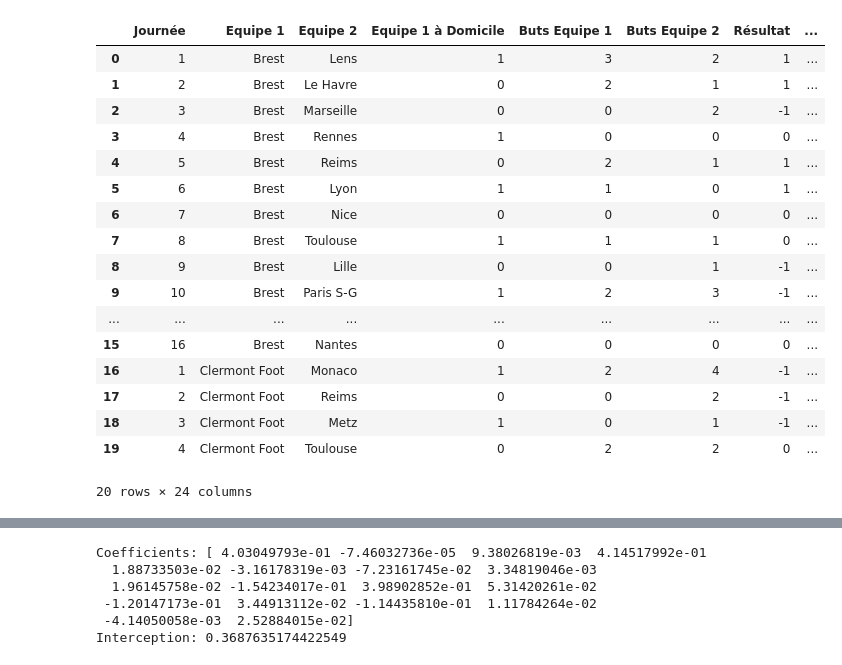
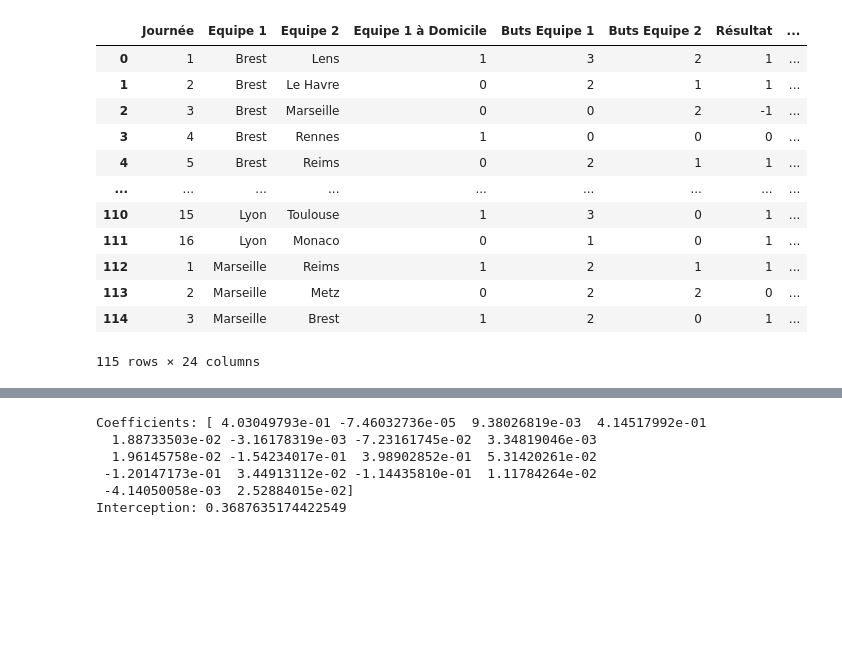
Before and after one commit to alexandreviard/Ligue1Predictor, a Jupyter notebook: Interface.ipynb, the cells around one changed output, grey strips where cells are left out. Drawn from its saved outputs; the diff is of its cells as text; code cells hidden in the pictures; blank space fills up the shorter version.

```diff
--- a/Interface.ipynb
+++ b/Interface.ipynb
@@ -112,51 +112,70 @@ conditions = [
     (df['Buts Equipe 1'] > df['Buts Equipe 2']),
     (df['Buts Equipe 1'] < df['Buts Equipe 2'])
 ]
 valeurs = [1, -1]
 df['Résultat'] = 0
 df['Résultat'] = np.select(conditions, valeurs)
 
 
 
 
 df['Moyenne_BM par 1'] = (df.groupby(['Equipe 1'])['Buts Equipe 1'].cumsum() - df['Buts Equipe 1']) / (df.groupby(['Equipe 1'])['Journée'].cumcount())
 df['Moyenne_BM par 2'] = df.merge(df, how='left', left_on=['Journée', 'Equipe 1'], right_on=['Journée', 'Equipe 2'])['Moyenne_BM par 1_y']
-df.loc[df['Equipe 1 à Domicile'] == 1, 'Moyenne_BM par 1 à Domicile'] = (df.groupby([ 'Equipe 1', 'Equipe 1 à Domicile'])['Buts Equipe 1'].cumsum() - df['Buts Equipe 1']) / (df.groupby([ 'Equipe 1', 'Equipe 1 à Domicile'])['Journée'].cumcount())
-df.loc[df['Equipe 1 à Domicile'] == 0, 'Moyenne_BM par 1 à Domicile'] = (df.groupby([ 'Equipe 1'])['Buts Equipe 1'].cumsum() - df.groupby(['Equipe 1', 'Equipe 1 à Domicile'])['Buts Equipe 1'].cumsum()) / (df.groupby(['Equipe 1'])['Journée'].cumcount() - df.groupby(['Equipe 1', 'Equipe 1 à Domicile'])['Journée'].cumcount())
+df.loc[df['Equipe 1 à Domicile'] == 1, 'Moyenne_BM par 1 à Domicile'] = (
+    (df.groupby([ 'Equipe 1', 'Equipe 1 à Domicile'])['Buts Equipe 1'].cumsum() - df['Buts Equipe 1'])
+    / (df.groupby([ 'Equipe 1', 'Equipe 1 à Domicile'])['Journée'].cumcount())
+)
+df.loc[df['Equipe 1 à Domicile'] == 0, 'Moyenne_BM par 1 à Domicile'] = (
+    (df.groupby([ 'Equipe 1'])['Buts Equipe 1'].cumsum() - df.groupby(['Equipe 1', 'Equipe 1 à Domicile'])['Buts Equipe 1'].cumsum())
+    / (df.groupby(['Equipe 1'])['Journée'].cumcount() - df.groupby(['Equipe 1', 'Equipe 1 à Domicile'])['Journée'].cumcount())
+)
 df['Moyenne_BM par 2 à Domicile'] = df.merge(df, how='left', left_on=['Journée', 'Equipe 1'], right_on=['Journée', 'Equipe 2'])['Moyenne_BM par 1 à Domicile_y']
-df.loc[df['Equipe 1 à Domicile'] == 0, 'Moyenne_BM par 1 à Extérieur'] = (df.groupby(['Equipe 1', 'Equipe 1 à Domicile'])['Buts Equipe 1'].cumsum() - df['Buts Equipe 1']) / (df.groupby(['Equipe 1', 'Equipe 1 à Domicile'])['Journée'].cumcount())
-df.loc[df['Equipe 1 à Domicile'] == 1, 'Moyenne_BM par 1 à Extérieur'] = (df.groupby(['Equipe 1'])['Buts Equipe 1'].cumsum() - df.groupby(['Equipe 1', 'Equipe 1 à Domicile'])['Buts Equipe 1'].cumsum()) / (df.groupby(['Equipe 1'])['Journée'].cumcount() - df.groupby(['Equipe 1', 'Equipe 1 à Domicile'])['Journée'].cumcount())
+df.loc[df['Equipe 1 à Domicile'] == 0, 'Moyenne_BM par 1 à Extérieur'] = (
+    (df.groupby(['Equipe 1', 'Equipe 1 à Domicile'])['Buts Equipe 1'].cumsum() - df['Buts Equipe 1'])
+    / (df.groupby(['Equipe 1', 'Equipe 1 à Domicile'])['Journée'].cumcount())
+)
+df.loc[df['Equipe 1 à Domicile'] == 1, 'Moyenne_BM par 1 à Extérieur'] = (
+    (df.groupby(['Equipe 1'])['Buts Equipe 1'].cumsum() - df.groupby(['Equipe 1', 'Equipe 1 à Domicile'])['Buts Equipe 1'].cumsum())
+    / (df.groupby(['Equipe 1'])['Journée'].cumcount() - df.groupby(['Equipe 1', 'Equipe 1 à Domicile'])['Journée'].cumcount())
+)
 df['Moyenne_BM par 2 à Extérieur'] = df.merge(df, how='left', left_on=['Journée', 'Equipe 1'], right_on=['Journée', 'Equipe 2'])['Moyenne_BM par 1 à Extérieur_y']
 df['Moyenne_BE par 1'] = (df.groupby(['Equipe 1'])['Buts Equipe 2'].cumsum() - df['Buts Equipe 2']) / (df.groupby(['Equipe 1'])['Journée'].cumcount())
 df['Moyenne_BE par 2'] = df.merge(df, how='left', left_on=['Journée', 'Equipe 1'], right_on=['Journée', 'Equipe 2'])['Moyenne_BE par 1_y']
-df.loc[df['Equipe 1 à Domicile'] == 1, 'Moyenne_BE par 1 à Domicile'] = (df.groupby(['Equipe 1', 'Equipe 1 à Domicile'])['Buts Equipe 2'].cumsum() - df['Buts Equipe 2']) / (df.groupby(['Equipe 1', 'Equipe 1 à Domicile'])['Journée'].cumcount())
-df.loc[df['Equipe 1 à Domicile'] == 0, 'Moyenne_BE par 1 à Domicile'] = (df.groupby(['Equipe 1'])['Buts Equipe 2'].cumsum() - df.groupby(['Equipe 1', 'Equipe 1 à Domicile'])['Buts Equipe 2'].cumsum()) / (df.groupby(['Equipe 1'])['Journée'].cumcount() - df.groupby(['Equipe 1', 'Equipe 1 à Domicile'])['Journée'].cumcount())
+df.loc[df['Equipe 1 à Domicile'] == 1, 'Moyenne_BE par 1 à Domicile'] = (
+    (df.groupby(['Equipe 1', 'Equipe 1 à Domicile'])['Buts Equipe 2'].cumsum() - df['Buts Equipe 2'])
+    / (df.groupby(['Equipe 1', 'Equipe 1 à Domicile'])['Journée'].cumcount())
+)
+df.loc[df['Equipe 1 à Domicile'] == 0, 'Moyenne_BE par 1 à Domicile'] = (
+    (df.groupby(['Equipe 1'])['Buts Equipe 2'].cumsum() - df.groupby(['Equipe 1', 'Equipe 1 à Domicile'])['Buts Equipe 2'].cumsum())
+    / (df.groupby(['Equipe 1'])['Journée'].cumcount() - df.groupby(['Equipe 1', 'Equipe 1 à Domicile'])['Journée'].cumcount())
+)
 df['Moyenne_BE par 2 à Domicile'] = df.merge(df, how='left', left_on=['Journée', 'Equipe 1'], right_on=['Journée', 'Equipe 2'])['Moyenne_BE par 1 à Domicile_y']
-df.loc[df['Equipe 1 à Domicile'] == 0, 'Moyenne_BE par 1 à Extérieur'] = (df.groupby(['Equipe 1', 'Equipe 1 à Domicile'])['Buts Equipe 2'].cumsum() - df['Buts Equipe 2']) / (df.groupby(['Equipe 1', 'Equipe 1 à Domicile'])['Journée'].cumcount())
-df.loc[df['Equipe 1 à Domicile'] == 1, 'Moyenne_BE par 1 à Extérieur'] = (df.groupby(['Equipe 1'])['Buts Equipe 2'].cumsum() - df.groupby(['Equipe 1', 'Equipe 1 à Domicile'])['Buts Equipe 2'].cumsum()) / (df.groupby(['Equipe 1'])['Journée'].cumcount() - df.groupby(['Equipe 1', 'Equipe 1 à Domicile'])['Journée'].cumcount())
+df.loc[df['Equipe 1 à Domicile'] == 0, 'Moyenne_BE par 1 à Extérieur'] = (
+    (df.groupby(['Equipe 1', 'Equipe 1 à Domicile'])['Buts Equipe 2'].cumsum() - df['Buts Equipe 2'])
+    / (df.groupby(['Equipe 1', 'Equipe 1 à Domicile'])['Journée'].cumcount())
+)
+df.loc[df['Equipe 1 à Domicile'] == 1, 'Moyenne_BE par 1 à Extérieur'] = (
+    (df.groupby(['Equipe 1'])['Buts Equipe 2'].cumsum() - df.groupby(['Equipe 1', 'Equipe 1 à Domicile'])['Buts Equipe 2'].cumsum())
+    / (df.groupby(['Equipe 1'])['Journée'].cumcount() - df.groupby(['Equipe 1', 'Equipe 1 à Domicile'])['Journée'].cumcount())
+)
 df['Moyenne_BE par 2 à Extérieur'] = df.merge(df, how='left', left_on=['Journée', 'Equipe 1'], right_on=['Journée', 'Equipe 2'])['Moyenne_BE par 1 à Extérieur_y']
 df['Forme 1'] = df.groupby(['Equipe 1'])['Résultat'].rolling(window=6, min_periods=2).sum().reset_index(drop=True)-df['Résultat']
 df['Forme 2'] = df.merge(df, how='left', left_on=['Journée', 'Equipe 1'], right_on=['Journée', 'Equipe 2'])['Forme 1_y']
 df2 = pd.read_csv('C:\\Users\\vtgra\\Desktop\\Projet python\\dataframe_final.csv',encoding = 'utf-8')
 df['Historique'] = pd.merge(df,df2.groupby(['Equipe 1', 'Equipe 2'])['Résultat'].sum(), on =[ 'Equipe 1', 'Equipe 2'], how='left')['Résultat_y']
 
-df.head(20)
+df.head(115)
 # %% [output]
 |  | Journée | Equipe 1 | Equipe 2 | Equipe 1 à Domicile | Buts Equipe 1 | Buts Equipe 2 | Résultat | ... |
 | 0 | 1 | Brest | Lens | 1 | 3 | 2 | 1 | ... |
 | 1 | 2 | Brest | Le Havre | 0 | 2 | 1 | 1 | ... |
 | 2 | 3 | Brest | Marseille | 0 | 0 | 2 | -1 | ... |
 | 3 | 4 | Brest | Rennes | 1 | 0 | 0 | 0 | ... |
 | 4 | 5 | Brest | Reims | 0 | 2 | 1 | 1 | ... |
-| 5 | 6 | Brest | Lyon | 1 | 1 | 0 | 1 | ... |
-| 6 | 7 | Brest | Nice | 0 | 0 | 0 | 0 | ... |
-| 7 | 8 | Brest | Toulouse | 1 | 1 | 1 | 0 | ... |
-| 8 | 9 | Brest | Lille | 0 | 0 | 1 | -1 | ... |
-| 9 | 10 | Brest | Paris S-G | 1 | 2 | 3 | -1 | ... |
 | ... | ... | ... | ... | ... | ... | ... | ... | ... |
-| 15 | 16 | Brest | Nantes | 0 | 0 | 0 | 0 | ... |
-| 16 | 1 | Clermont Foot | Monaco | 1 | 2 | 4 | -1 | ... |
-| 17 | 2 | Clermont Foot | Reims | 0 | 0 | 2 | -1 | ... |
-| 18 | 3 | Clermont Foot | Metz | 1 | 0 | 1 | -1 | ... |
-| 19 | 4 | Clermont Foot | Toulouse | 0 | 2 | 2 | 0 | ... |
+| 110 | 15 | Lyon | Toulouse | 1 | 3 | 0 | 1 | ... |
+| 111 | 16 | Lyon | Monaco | 0 | 1 | 0 | 1 | ... |
+| 112 | 1 | Marseille | Reims | 1 | 2 | 1 | 1 | ... |
+| 113 | 2 | Marseille | Metz | 0 | 2 | 2 | 0 | ... |
+| 114 | 3 | Marseille | Brest | 1 | 2 | 0 | 1 | ... |
-20 rows × 24 columns
+115 rows × 24 columns
```
Also changed, not shown: parts of 4 cells of this notebook, 1 other file.
